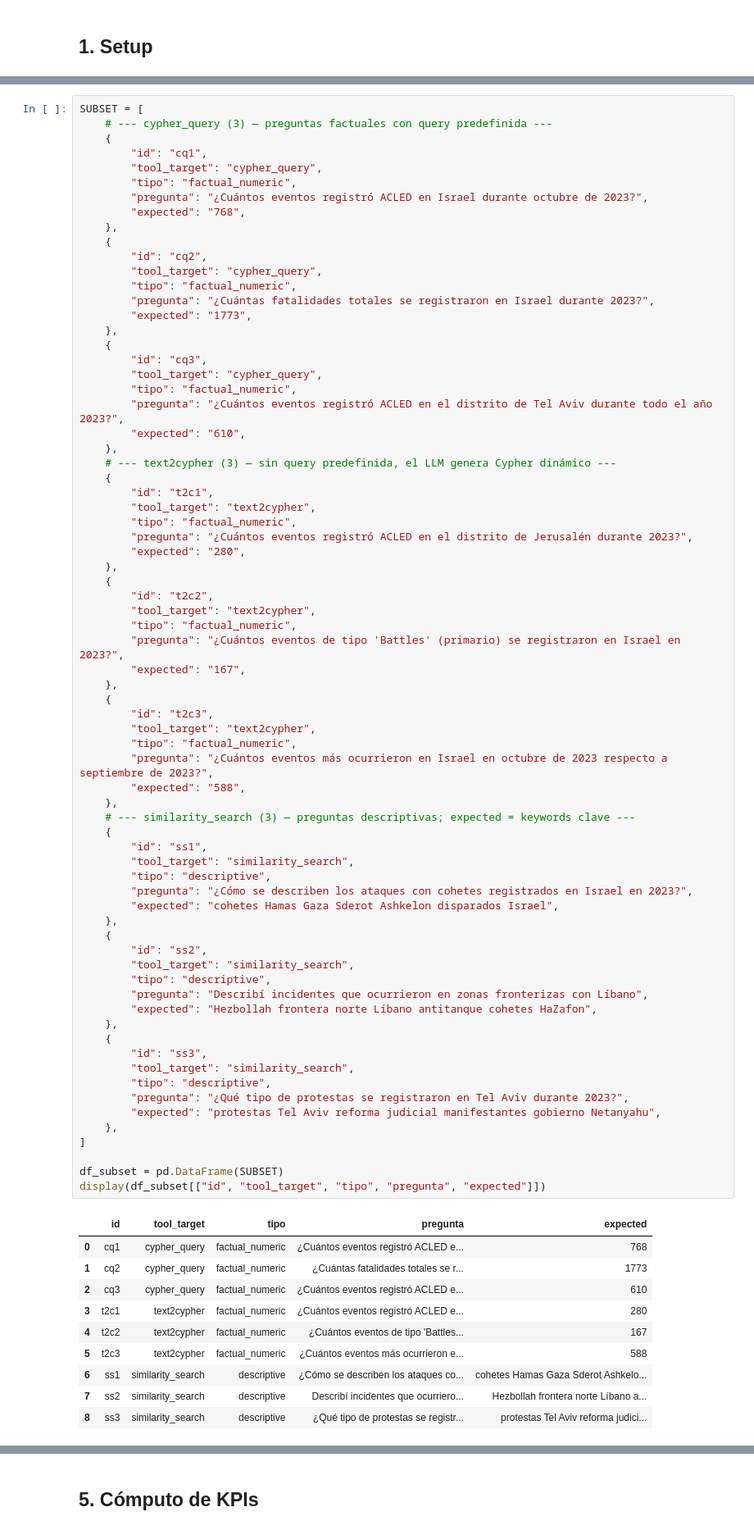
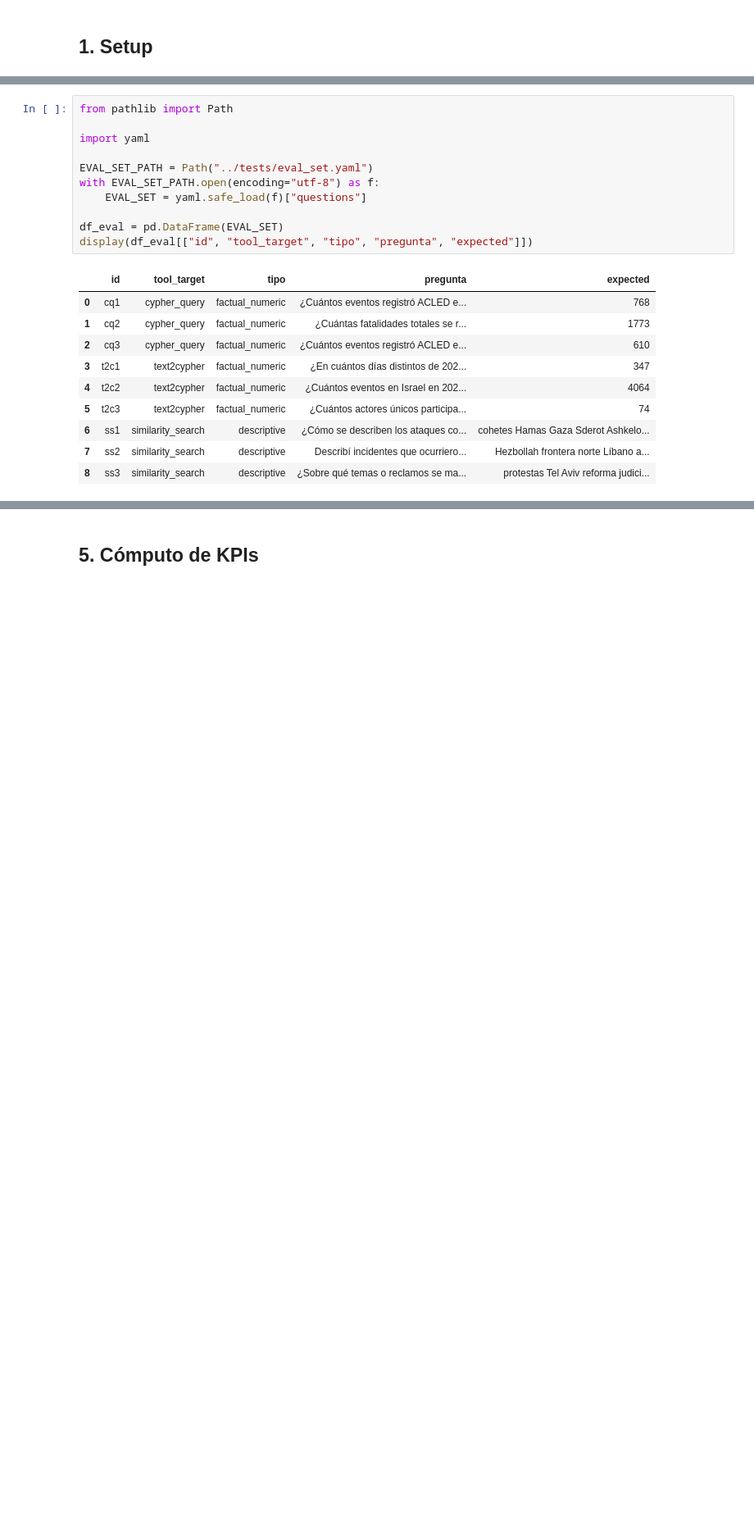
Before and after one commit to FranciscoFerrutti/Critigal-Graph-RAG, a Jupyter notebook: notebooks/04_evaluacion_kpis.ipynb, the cells around one changed output, grey strips where cells are left out. Shown at 82% size. Drawn from its saved outputs; the diff is of its cells as text; blank space fills up the shorter version.

```diff
--- a/notebooks/04_evaluacion_kpis.ipynb
+++ b/notebooks/04_evaluacion_kpis.ipynb
@@ -65,86 +83,25 @@ API warmup OK
 # %%
-SUBSET = [
-    # --- cypher_query (3) — preguntas factuales con query predefinida ---
-    {
-        "id": "cq1",
-        "tool_target": "cypher_query",
-        "tipo": "factual_numeric",
-        "pregunta": "¿Cuántos eventos registró ACLED en Israel durante octubre de 2023?",
-        "expected": "768",
-    },
-    {
-        "id": "cq2",
-        "tool_target": "cypher_query",
-        "tipo": "factual_numeric",
-        "pregunta": "¿Cuántas fatalidades totales se registraron en Israel durante 2023?",
-        "expected": "1773",
-    },
-    {
-        "id": "cq3",
-        "tool_target": "cypher_query",
-        "tipo": "factual_numeric",
-        "pregunta": "¿Cuántos eventos registró ACLED en el distrito de Tel Aviv durante todo el año 2023?",
-        "expected": "610",
-    },
-    # --- text2cypher (3) — sin query predefinida, el LLM genera Cypher dinámico ---
-    {
-        "id": "t2c1",
-        "tool_target": "text2cypher",
-        "tipo": "factual_numeric",
-        "pregunta": "¿Cuántos eventos registró ACLED en el distrito de Jerusalén durante 2023?",
-        "expected": "280",
-    },
-    {
-        "id": "t2c2",
-        "tool_target": "text2cypher",
-        "tipo": "factual_numeric",
-        "pregunta": "¿Cuántos eventos de tipo 'Battles' (primario) se registraron en Israel en 2023?",
-        "expected": "167",
-    },
-    {
-        "id": "t2c3",
-        "tool_target": "text2cypher",
-        "tipo": "factual_numeric",
-        "pregunta": "¿Cuántos eventos más ocurrieron en Israel en octubre de 2023 respecto a septiembre de 2023?",
-        "expected": "588",
-    },
-    # --- similarity_search (3) — preguntas descriptivas; expected = keywords clave ---
-    {
-        "id": "ss1",
-        "tool_target": "similarity_search",
-        "tipo": "descriptive",
-        "pregunta": "¿Cómo se describen los ataques con cohetes registrados en Israel en 2023?",
-        "expected": "cohetes Hamas Gaza Sderot Ashkelon disparados Israel",
-    },
-    {
-        "id": "ss2",
-        "tool_target": "similarity_search",
-        "tipo": "descriptive",
-        "pregunta": "Describí incidentes que ocurrieron en zonas fronterizas con Líbano",
-        "expected": "Hezbollah frontera norte Líbano antitanque cohetes HaZafon",
-    },
-    {
-        "id": "ss3",
-        "tool_target": "similarity_search",
-        "tipo": "descriptive",
-        "pregunta": "¿Qué tipo de protestas se registraron en Tel Aviv durante 2023?",
-        "expected": "protestas Tel Aviv reforma judicial manifestantes gobierno Netanyahu",
-    },
-]
+from pathlib import Path
 
-df_subset = pd.DataFrame(SUBSET)
-display(df_subset[["id", "tool_target", "tipo", "pregunta", "expected"]])
+import yaml
+
+EVAL_SET_PATH = Path("../tests/eval_set.yaml")
+with EVAL_SET_PATH.open(encoding="utf-8") as f:
+    EVAL_SET = yaml.safe_load(f)["questions"]
+
+df_eval = pd.DataFrame(EVAL_SET)
+display(df_eval[["id", "tool_target", "tipo", "pregunta", "expected"]])
 # %% [output]
 |  | id | tool_target | tipo | pregunta | expected |
 | 0 | cq1 | cypher_query | factual_numeric | ¿Cuántos eventos registró ACLED e... | 768 |
 | 1 | cq2 | cypher_query | factual_numeric | ¿Cuántas fatalidades totales se r... | 1773 |
 | 2 | cq3 | cypher_query | factual_numeric | ¿Cuántos eventos registró ACLED e... | 610 |
-| 3 | t2c1 | text2cypher | factual_numeric | ¿Cuántos eventos registró ACLED e... | 280 |
-| 4 | t2c2 | text2cypher | factual_numeric | ¿Cuántos eventos de tipo 'Battles... | 167 |
-| 5 | t2c3 | text2cypher | factual_numeric | ¿Cuántos eventos más ocurrieron e... | 588 |
+| 3 | t2c1 | text2cypher | factual_numeric | ¿En cuántos días distintos de 202... | 347 |
+| 4 | t2c2 | text2cypher | factual_numeric | ¿Cuántos eventos en Israel en 202... | 4064 |
+| 5 | t2c3 | text2cypher | factual_numeric | ¿Cuántos actores únicos participa... | 74 |
 | 6 | ss1 | similarity_search | descriptive | ¿Cómo se describen los ataques co... | cohetes Hamas Gaza Sderot Ashkelo... |
 | 7 | ss2 | similarity_search | descriptive | Describí incidentes que ocurriero... | Hezbollah frontera norte Líbano a... |
-| 8 | ss3 | similarity_search | descriptive | ¿Qué tipo de protestas se registr... | protestas Tel Aviv reforma judici... |
+| 8 | ss3 | similarity_search | descriptive | ¿Sobre qué temas o reclamos se ma... | protestas Tel Aviv reforma judici... |
 # %% [markdown]
 ## 3. Scoring inline
 
```
Also changed, not shown: parts of 10 cells of this notebook, 9 other files.
